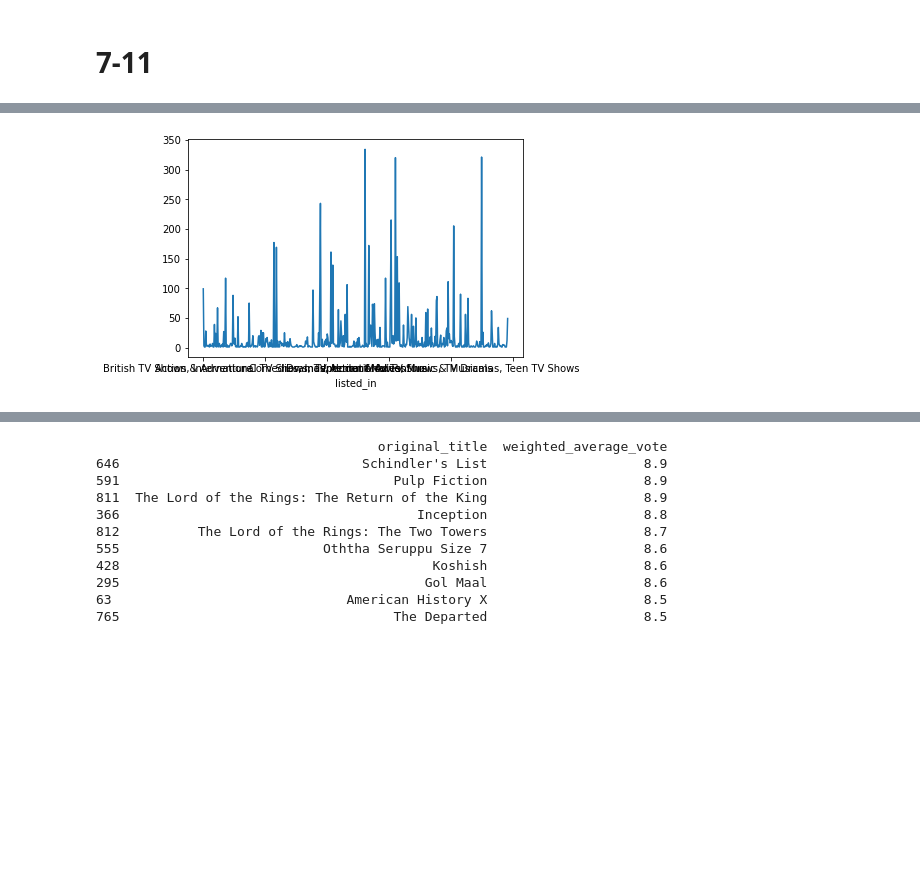
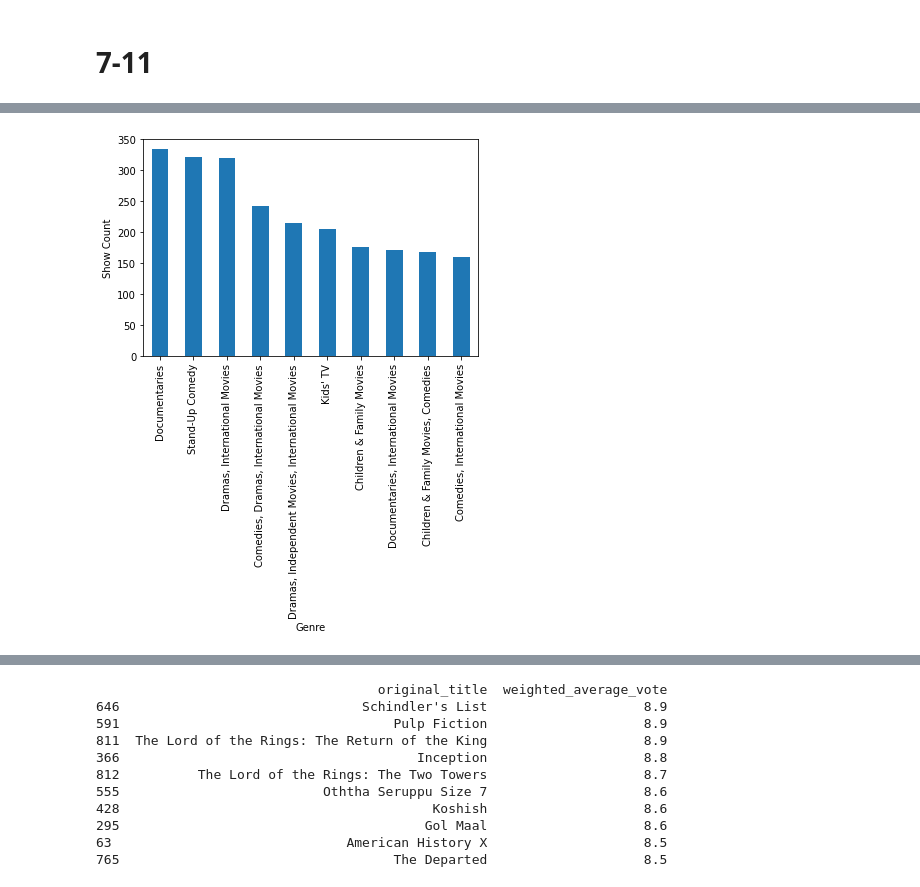
Before and after one commit to Uni-2018-n/tede_1, a Jupyter notebook: que_7-11.ipynb, the cells around one changed output, grey strips where cells are left out. Drawn from its saved outputs; the diff is of its cells as text; code cells hidden in the pictures; blank space fills up the shorter version.

```diff
--- a/que_7-11.ipynb
+++ b/que_7-11.ipynb
@@ -20,7 +28,12 @@ ex_7()
-# %%
-def ex_8():
-    genre = netflix.groupby(by=["listed_in"])['show_id'].count()
-    genre.plot()
-ex_8()
-# %% [output]
-[figure, removed]
+# %%
+def ex_8(): #TODO
+    df= netflix.dropna(subset=['listed_in', 'show_id'])
+    genre = df.groupby(by=["listed_in"])['show_id'].count()
+    genre= genre.sort_values(ascending=False)
+    # print(genre)
+    ax= genre.head(10).plot(kind='bar')
+    ax.set_xlabel("Genre")
+    ax.set_ylabel("Show Count") #TODO: show? film?
+ex_8()
+# %% [output]
+[figure, added]
```
Also changed, not shown: parts of 7 cells of this notebook.
